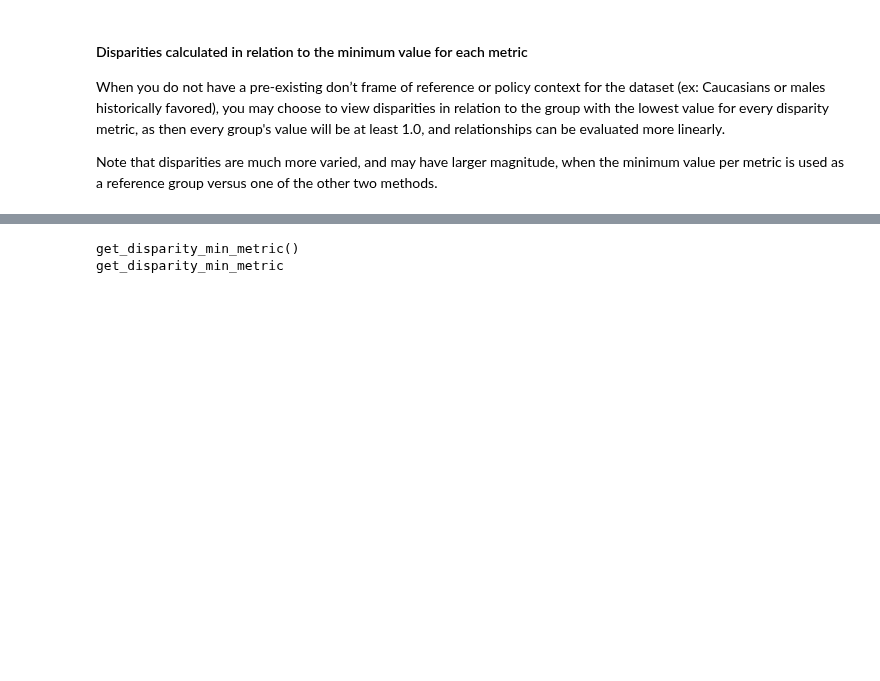
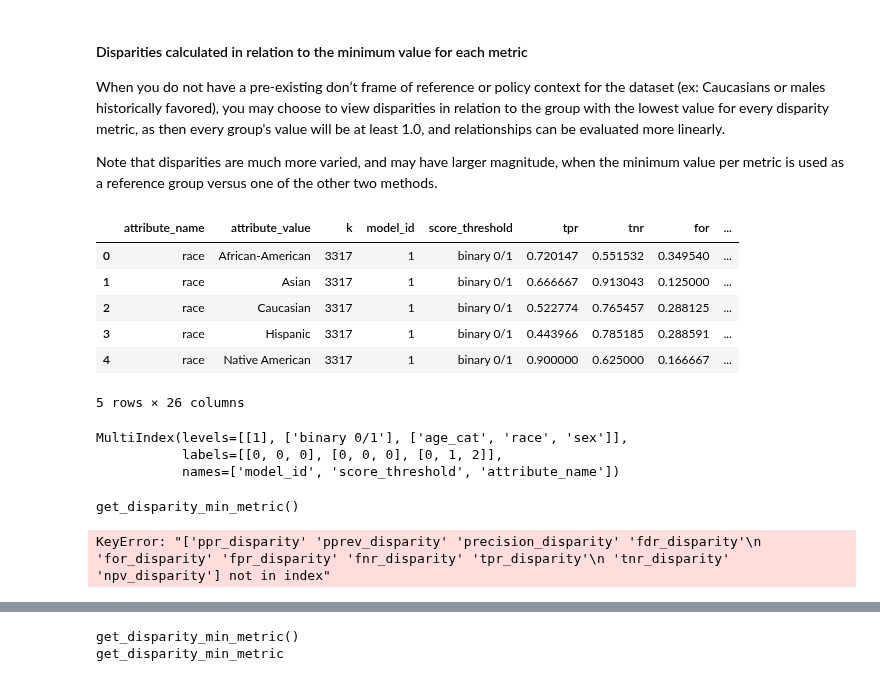
Before and after one commit to dssg/aequitas, a Jupyter notebook: docs/source/examples/compas_demo.ipynb, the cells around one changed output, grey strips where cells are left out. Saved outputs shown, nothing was run; the diff lists cells and outputs as text; code cells hidden in the pictures; blank space fills up the shorter version.

Commit message:
begin min_metric bias attempt w/o multiple groupbys

```diff
--- a/docs/source/examples/compas_demo.ipynb
+++ b/docs/source/examples/compas_demo.ipynb
@@ -448,0 +453,24 @@ Note that disparities are much more varied, and may have larger magnitude, when
+# %%
+xtab.head()
+# %% [output]
+|  | attribute_name | attribute_value | k | model_id | score_threshold | tpr | tnr | for | ... |
+| 0 | race | African-American | 3317 | 1 | binary 0/1 | 0.720147 | 0.551532 | 0.349540 | ... |
+| 1 | race | Asian | 3317 | 1 | binary 0/1 | 0.666667 | 0.913043 | 0.125000 | ... |
+| 2 | race | Caucasian | 3317 | 1 | binary 0/1 | 0.522774 | 0.765457 | 0.288125 | ... |
+| 3 | race | Hispanic | 3317 | 1 | binary 0/1 | 0.443966 | 0.785185 | 0.288591 | ... |
+| 4 | race | Native American | 3317 | 1 | binary 0/1 | 0.900000 | 0.625000 | 0.166667 | ... |
+5 rows × 26 columns
+# %%
+df_min_idx = xtab.groupby(test_key_columns)[test_input_group_metrics].min()
+df_min_idx.columns
+df_min_idx.index
+
+f = df.index.get_level_values
+
+f
+
+# xtab.loc[xtab.ppr==df_min_idx.loc[(1, 'binary 0/1', 'age_cat'), 'ppr'], 'attribute_value'].values
+# %% [output]
+MultiIndex(levels=[[1], ['binary 0/1'], ['age_cat', 'race', 'sex']],
+           labels=[[0, 0, 0], [0, 0, 0], [0, 1, 2]],
+           names=['model_id', 'score_threshold', 'attribute_name'])
@@ -448,0 +570,5 @@ Note that disparities are much more varied, and may have larger magnitude, when
+# %%
+min_metric_bdf = get_disparity_min_metric(xtab)
+# %% [output]
+get_disparity_min_metric()
+KeyError: "['ppr_disparity' 'pprev_disparity' 'precision_disparity' 'fdr_disparity'\n 'for_disparity' 'fpr_disparity' 'fnr_disparity' 'tpr_disparity'\n 'tnr_disparity' 'npv_disparity'] not in index"
```
Also changed, not shown: parts of 3 cells of this notebook, 1 other file.
